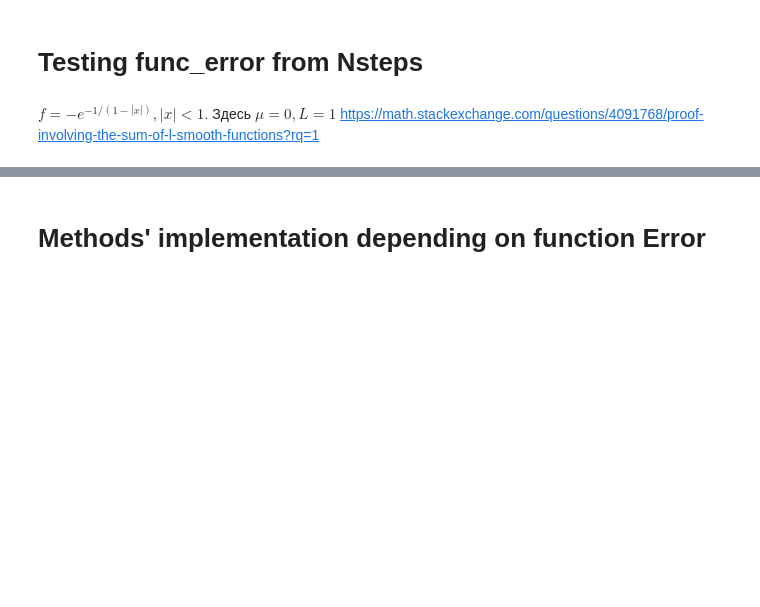
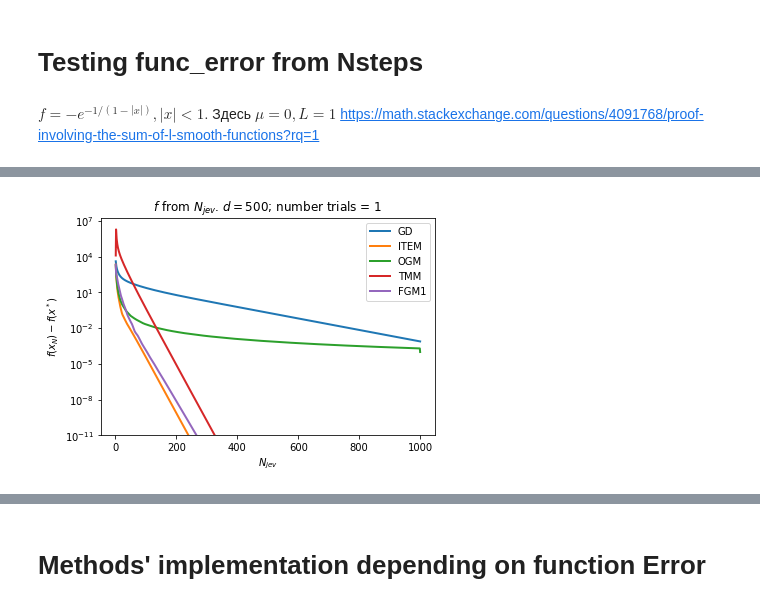
Before and after one commit to mzyatkov/optimization_project, a Jupyter notebook: code/Project_optim.ipynb, the cells around one changed output, grey strips where cells are left out. Saved outputs shown, nothing was run; the diff lists cells and outputs as text; code cells hidden in the pictures; blank space fills up the shorter version.

```diff
--- a/code/Project_optim.ipynb
+++ b/code/Project_optim.ipynb
@@ -355,0 +341,28 @@ print(f(optimal))
+# %%
+import matplotlib.pyplot as plt
+# plt.scatter(*zip(*scipy_min_points), label = 'Scipy minimize')
+# plt.scatter(*zip(*grad_points) , label= 'Gradient descent')
+# plt.scatter(*zip(*taylor_drori_points) , label= 'ITEM')
+# plt.scatter(*zip(*ogm_points) , label= 'OGM')
+# plt.scatter(*zip(*tmm_points) , label= 'TMM')
+
+X = np.arange(1, Nsteps+1)
+linewidth = 2
+plt.plot(X,grad_points , label= 'GD', linewidth=linewidth)
+plt.plot(X, taylor_drori_points , label= 'ITEM',linewidth=linewidth)
+plt.plot(X, ogm1_points , label= 'OGM', linewidth=linewidth)
+plt.plot(X, tmm_points , label= 'TMM', linewidth=linewidth)
+plt.plot(X, fgm1_points , label= 'FGM1', linewidth=linewidth)
+
+
+plt.xlabel('$N_{{jev}}$')
+plt.ylabel('${f(x_N) - f(x^*)}$')
+plt.yscale('log')
+# plt.xscale('log')
+plt.ylim((1e-11, None))
+plt.legend(markerscale = 10)
+plt.title(f'$f$ from $N_{{jev}}$. $ d={d}$; number trials = {Ntrials}')
+plt.savefig(f"d1={d}.png")
+plt.show()
+# %% [output]
+[figure, added]
```
Also changed, not shown: parts of 44 cells of this notebook.
